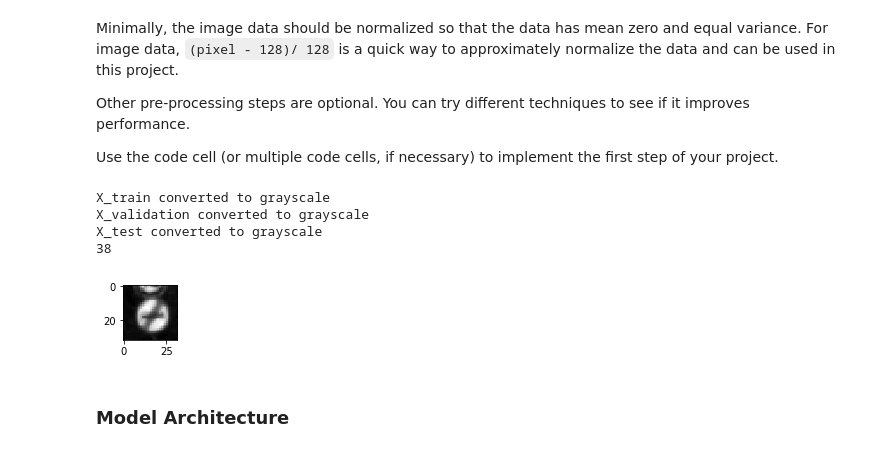
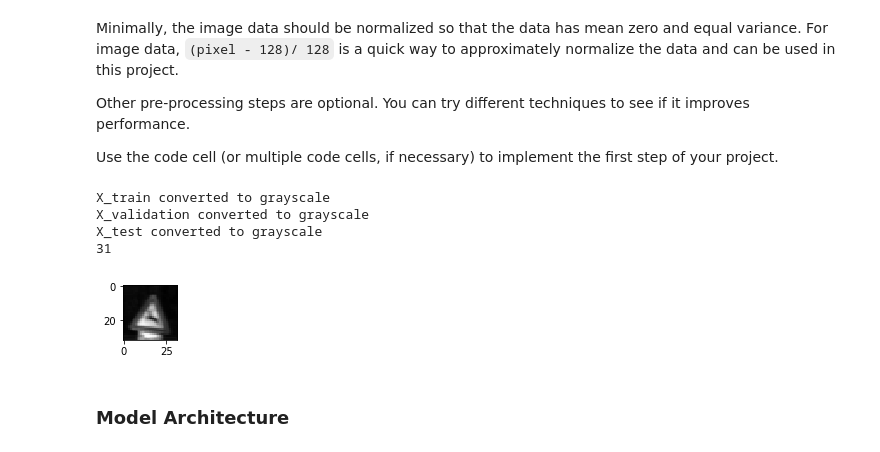
Before and after one commit to GitDaBytes/Traffic-Sign-Classifier, a Jupyter notebook: Traffic_Sign_Classifier.ipynb, the cells around one changed output. Drawn from its saved outputs; the diff is of its cells as text; code cells hidden in the pictures.

```diff
--- a/Traffic_Sign_Classifier.ipynb
+++ b/Traffic_Sign_Classifier.ipynb
@@ -174,36 +174,36 @@ if X_train.shape[3] == 3:
 
 if X_validation.shape[3] == 3:
     X_validation_gray = np.mean(X_validation, axis=-1, keepdims=True)
     X_validation = X_validation_gray
     print("X_validation converted to grayscale")
 
 if X_test.shape[3] == 3:
     X_test_gray = np.mean(X_test, axis=-1, keepdims=True)
     X_test = X_test_gray
     print("X_test converted to grayscale")
 
 
 # Gray scale the images
 #for idx in range(X_train.shape[0]):
-image = X_train[0]
+image = X_train[index]
 bw = image
 
 %matplotlib inline
 
 plt.figure(figsize=(1,1))
 plt.imshow(bw.squeeze(), cmap='gray')
 print(y_train[index])
 
 # Now normalize the data
 X_train = (X_train-128)/128
 X_validation = (X_validation-128)/128
 X_test = (X_test-128)/128
 # %% [output]
 X_train converted to grayscale
 X_validation converted to grayscale
 X_test converted to grayscale
-38
+31
-[figure, old version]
+[figure, new version]
 # %% [markdown]
 ### Model Architecture
 # %%
```
Also changed, not shown: parts of 6 cells of this notebook, 3 other files.
